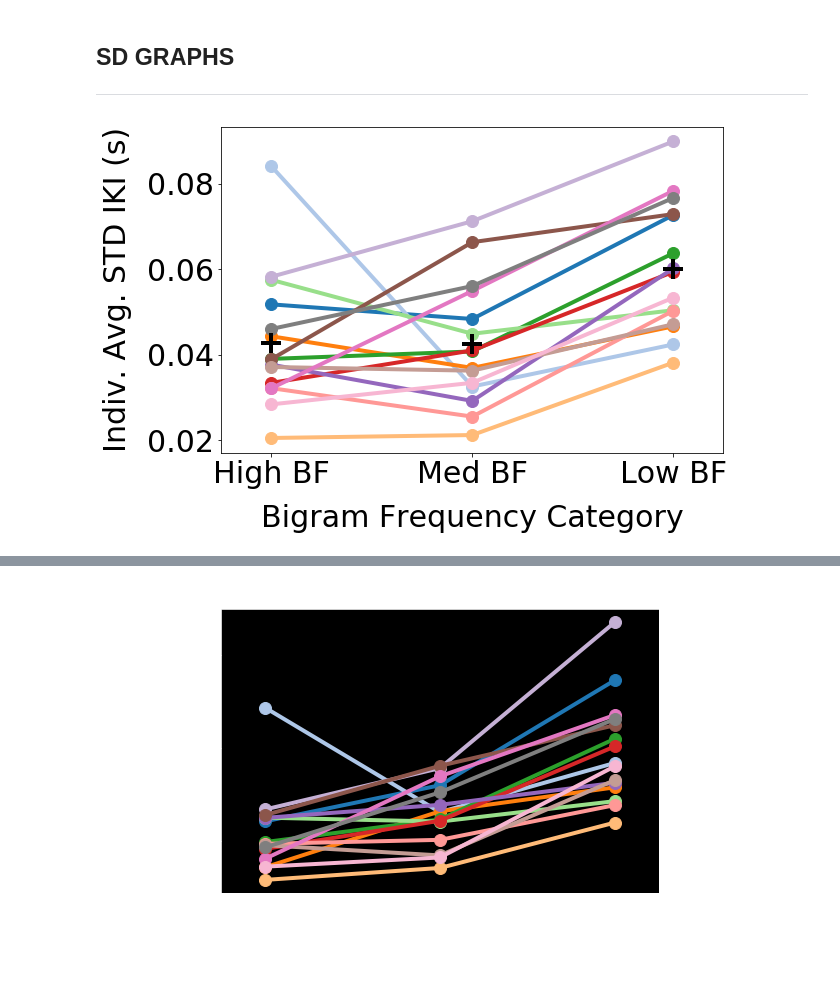
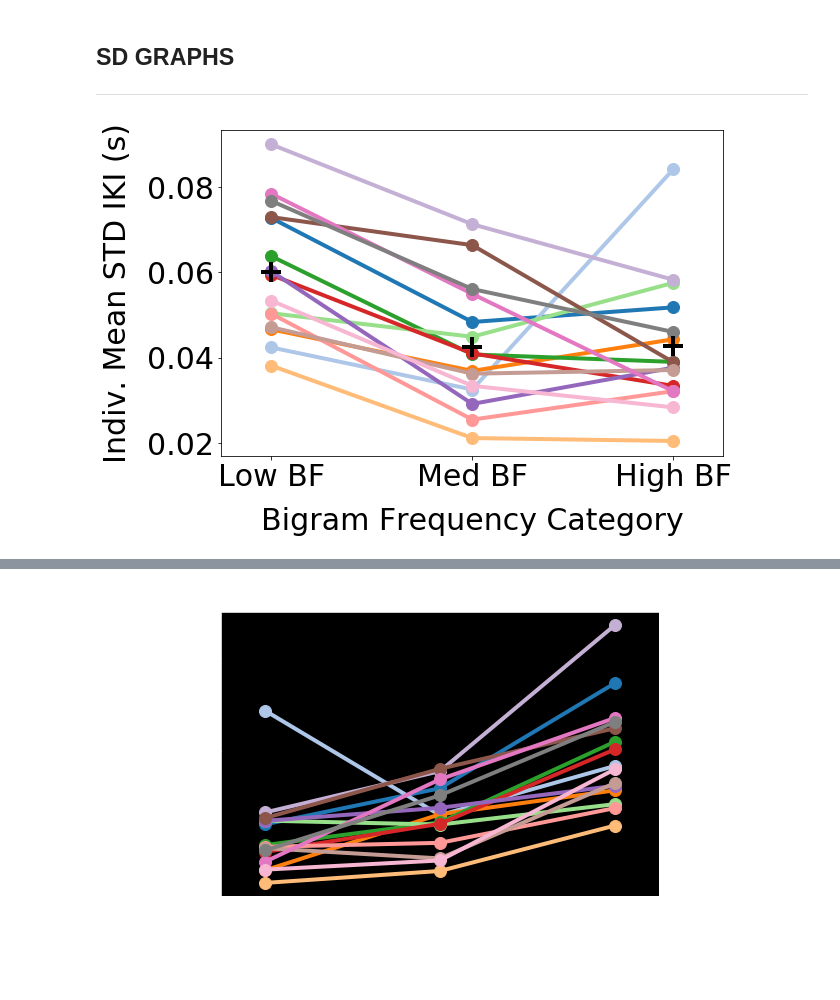
Before and after one commit to rruopp/typingexp, a Jupyter notebook: typing_task_analysis/group_analysis_V1.ipynb, the cells around one changed output, grey strips where cells are left out. Cells and saved outputs as stored; diff of their text form; code cells hidden in the pictures.

```diff
--- a/typing_task_analysis/group_analysis_V1.ipynb
+++ b/typing_task_analysis/group_analysis_V1.ipynb
@@ -1145,12 +1148,12 @@ plt.rc('xtick', color='black')
 plt.rc('ytick', color='black')
 
 x = [2, 4, 6]
-D = (indiv_avgcvs(corr_trials_bybg, 'bigram', high_bgs['Bigrams'])['Avg CV IKI'],
+D = (indiv_avgcvs(corr_trials_bybg, 'bigram', low_bgs['Bigrams'])['Avg CV IKI'],
      indiv_avgcvs(corr_trials_bybg, 'bigram', med_bgs['Bigrams'])['Avg CV IKI'],
-     indiv_avgcvs(corr_trials_bybg, 'bigram', low_bgs['Bigrams'])['Avg CV IKI'])
-means = (np.mean(indiv_avgcvs(corr_trials_bybg, 'bigram', high_bgs['Bigrams'])['Avg CV IKI']),
+     indiv_avgcvs(corr_trials_bybg, 'bigram', high_bgs['Bigrams'])['Avg CV IKI'])
+means = (np.mean(indiv_avgcvs(corr_trials_bybg, 'bigram', low_bgs['Bigrams'])['Avg CV IKI']),
          np.mean(indiv_avgcvs(corr_trials_bybg, 'bigram', med_bgs['Bigrams'])['Avg CV IKI']),
-         np.mean(indiv_avgcvs(corr_trials_bybg, 'bigram', low_bgs['Bigrams'])['Avg CV IKI']))
+         np.mean(indiv_avgcvs(corr_trials_bybg, 'bigram', high_bgs['Bigrams'])['Avg CV IKI']))
 
 fig, ax = plt.subplots(figsize=(9, 6))
 
@@ -1162,9 +1165,9 @@ ax.plot(x, means, '+', mew = 4, ms = 20, color = 'black')
 
 plt.xlim([1.5, 6.5])
 # plt.xticks(x, ('', '', ''))
-plt.xticks(x, ('High BF', 'Med BF', 'Low BF'))
+plt.xticks(x, ('Low BF', 'Med BF', 'High BF'))
 plt.xlabel("Bigram Frequency Category", labelpad=15)
-plt.ylabel("Indiv. Avg. CV IKI (%)", labelpad=15)
+plt.ylabel("Indiv. Mean CV IKI (%)", labelpad=15)
 plt.title("")
 # plt.legend(loc="best")
 
@@ -1490,44 +1494,44 @@ plt.rc('xtick', color='black')
 plt.rc('ytick', color='black')
 
 x = [2, 4, 6]
-D = (indiv_avgsds(corr_trials_bybg, 'bigram', high_bgs['Bigrams'])['Avg SD IKI'],
+D = (indiv_avgsds(corr_trials_bybg, 'bigram', low_bgs['Bigrams'])['Avg SD IKI'],
      indiv_avgsds(corr_trials_bybg, 'bigram', med_bgs['Bigrams'])['Avg SD IKI'],
-     indiv_avgsds(corr_trials_bybg, 'bigram', low_bgs['Bigrams'])['Avg SD IKI'])
-means = (np.mean(indiv_avgsds(corr_trials_bybg, 'bigram', high_bgs['Bigrams'])['Avg SD IKI']),
+     indiv_avgsds(corr_trials_bybg, 'bigram', high_bgs['Bigrams'])['Avg SD IKI'])
+means = (np.mean(indiv_avgsds(corr_trials_bybg, 'bigram', low_bgs['Bigrams'])['Avg SD IKI']),
          np.mean(indiv_avgsds(corr_trials_bybg, 'bigram', med_bgs['Bigrams'])['Avg SD IKI']),
-         np.mean(indiv_avgsds(corr_trials_bybg, 'bigram', low_bgs['Bigrams'])['Avg SD IKI']))
+         np.mean(indiv_avgsds(corr_trials_bybg, 'bigram', high_bgs['Bigrams'])['Avg SD IKI']))
 
 fig, ax = plt.subplots(figsize=(9, 6))
 
 cm = plt.get_cmap('tab20')
 for index, data in enumerate(ID_list):
     plt.plot(x, [l[index] for l in D], '.-', linewidth = 4, ms = 24, color = cm(index))
 
 ax.plot(x, means, '+', mew = 4, ms = 20, color = 'black')
 
 plt.xlim([1.5, 6.5])
 # plt.xticks(x, ('', '', ''))
-plt.xticks(x, ('High BF', 'Med BF', 'Low BF'))
+plt.xticks(x, ('Low BF', 'Med BF', 'High BF'))
 plt.xlabel("Bigram Frequency Category", labelpad=15)
-plt.ylabel("Indiv. Avg. STD IKI (s)", labelpad=15)
+plt.ylabel("Indiv. Mean STD IKI (s)", labelpad=15)
 plt.title("")
 # plt.legend(loc="best")
 
 ax.set_facecolor('white')
 ax.spines['top'].set_visible(True)
 ax.spines['top'].set_color('black')
 ax.spines['bottom'].set_visible(True)
 ax.spines['bottom'].set_color('black')
 ax.spines['left'].set_visible(True)
 ax.spines['left'].set_color('black')
 ax.spines['right'].set_visible(True)
 ax.spines['right'].set_color('black')
 
 # fig.tight_layout()
 plt.savefig('indiv_avgsds_bybf.png', dpi=300, facecolor = fig.get_facecolor(), edgecolor = 'none', bbox_inches = 'tight')
 plt.show()
 # %% [output]
-[figure, old version]
+[figure, new version]
 # %%
 ## individual average std by BF (correct trials only) PRINT VERSION IN LIGHT MODE
 plt.rcParams['font.size'] = '30'
```
Also changed, not shown: parts of 18 cells of this notebook, 4 other files.
